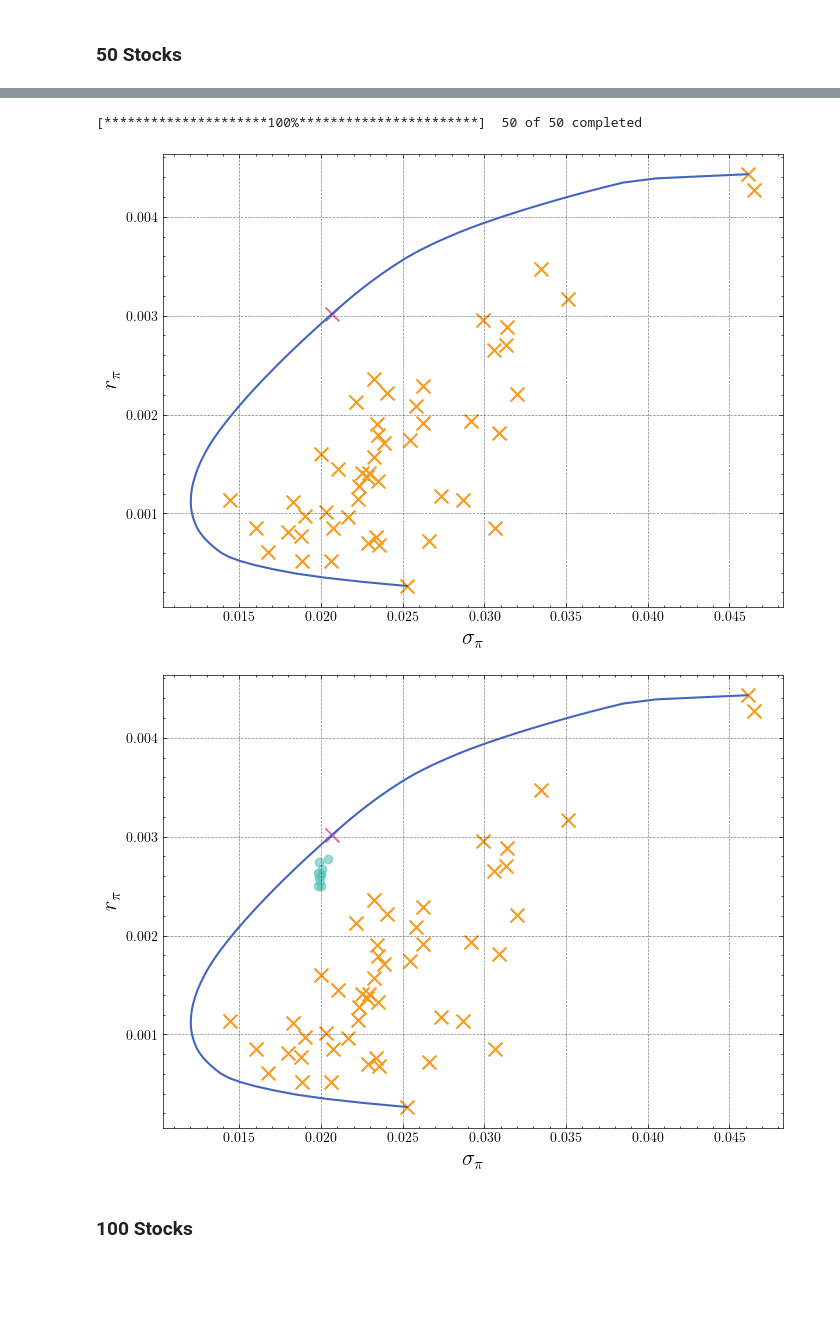
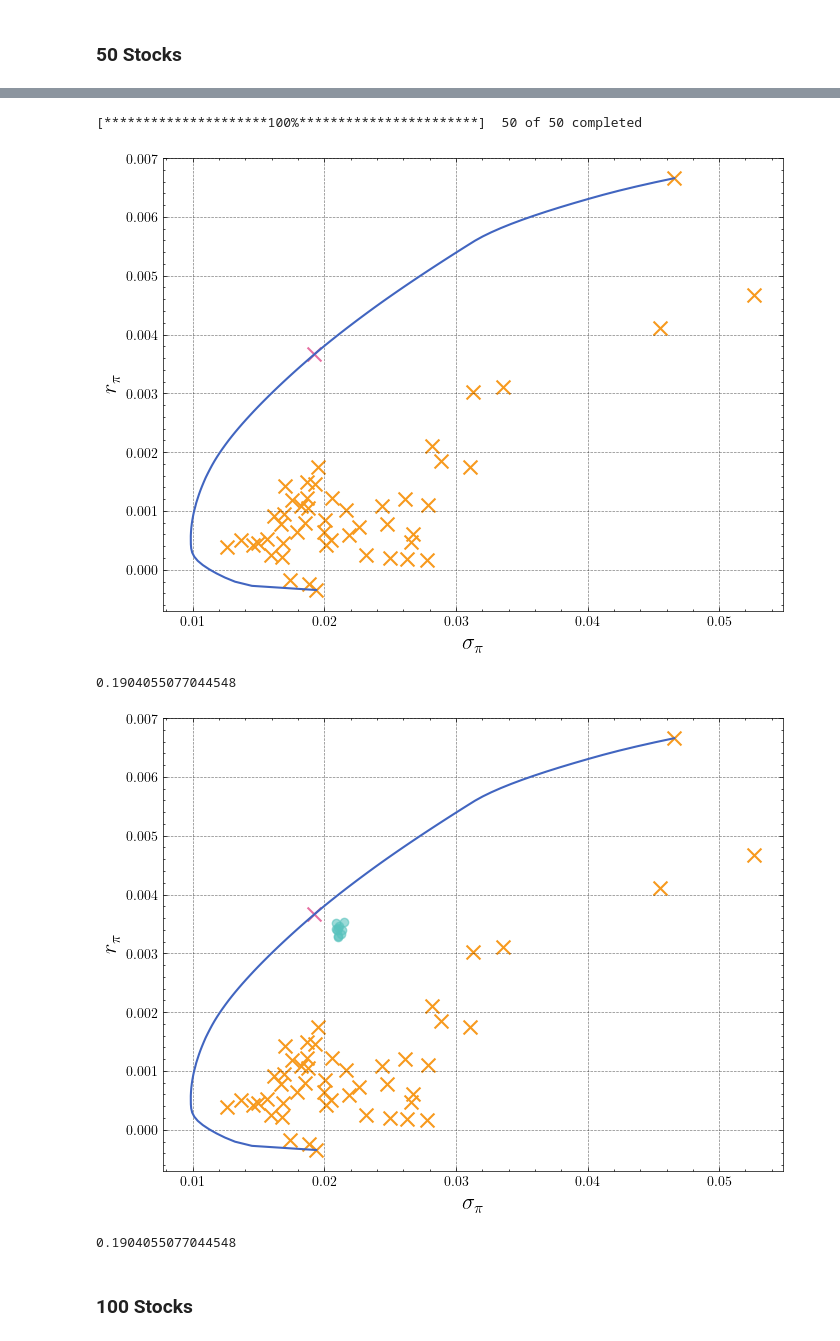
Before and after one commit to mjhoshea/portfolio-optimisation, a Jupyter notebook: notebooks/ch5/real_stocks.ipynb, the cells around one changed output, grey strips where cells are left out. Drawn from its saved outputs; the diff is of its cells as text; code cells hidden in the pictures; blank space fills up the shorter version.

```diff
--- a/notebooks/ch5/real_stocks.ipynb
+++ b/notebooks/ch5/real_stocks.ipynb
@@ -295,17 +321,17 @@ market.plot_efficient_frontier()
 params = {
     'n_assets': len(sampled_stocks_50),
     'α': 20,
-    'α_end': 2,
-    'start_ep': 5000,
-    'α_decay_steps': 5000,
+    'α_end': 4,
+    'start_ep': 8000,
+    'α_decay_steps': 8000,
     'γ': 0.1,
     'grad_adpt_mode': 'natural_gradient',
-    'returns_adpt_mode': None,
+    'returns_adpt_mode': 'avg_r_baseline',
     'parameterisation': 'softplus',
-    'eps': 20000
+    'eps': 25000
 }
 
-p_runner = ParallelRunnerVec(market.μ, market.Σ, 8, [params], 50, reward_mode='returns')
+p_runner = ParallelRunnerVec(market.μ, market.Σ, 10, [params], 50, reward_mode='returns')
 p_runner.run_test()
 means = []
 stds = []
@@ -341,7 +368,7 @@ $$B_t = B_{t-1} + \eta(R^2_t - B_{t-1})$$
 # %%
 random.shuffle(stocks)
 sampled_stocks = stocks[:10]
-factory = MarketFactory(sampled_stocks, "2019-01-01", "2021-04-30")
+factory = MarketFactory(sampled_stocks, "2015-01-01", "2021-01-01")
 market = factory.create_market()
 market.plot_efficient_frontier()
 # %% [output]
@@ -358,7 +399,7 @@ params_1 = {
     'grad_adpt_mode': 'natural_gradient',
     'returns_adpt_mode': None,
     'parameterisation': 'softplus',
-    'eps': 8000
+    'eps': 15000
 }
 
 
@@ -366,7 +407,7 @@ params_1 = {
 legend_labels = {'0': 'DSR'}
 
 params = [params_1]
-p_runner = ParallelRunnerVec(market.μ, market.Σ, 10, params, 100, legend_labels, reward_mode='dsr', η=0.05)
+p_runner = ParallelRunnerVec(market.μ, market.Σ, 4, params, 100, legend_labels, reward_mode='dsr', η=0.05)
 p_runner.run_test()
 # %%
 means = []
@@ -533,10 +592,11 @@ sampled_stocks = stocks[:50]
 # %%
-factory = MarketFactory(sampled_stocks, "2019-01-01", "2021-04-30")
+factory = MarketFactory(sampled_stocks, "2015-01-01", "2021-01-01")
 market = factory.create_market()
 market.plot_efficient_frontier()
 # %% [output]
 [*********************100%***********************]  50 of 50 completed
-[figure, old version]
+[figure, new version]
+0.1904055077044548
 # %%
 params_1 = {
     'n_assets': 50,
@@ -561,12 +621,13 @@ p_runner.run_test()
 # %%
 means = []
 stds = []
 for i in range(len(p_runner.results['0'])):
     means.append(np.mean(p_runner.results['0'][i]))
     stds.append(np.std(p_runner.results['0'][i]))
-market.plot_efficient_frontier(stds=stds, returns=means)
+market.plot_efficient_frontier(stds=stds, returns=means, save_name='./dsr_dir_50')
 # %% [output]
-[figure, old version]
+[figure, new version]
+0.1904055077044548
 # %% [markdown]
 ### 100 Stocks
 # %%
```
Also changed, not shown: parts of 40 cells of this notebook, 37 other files.
